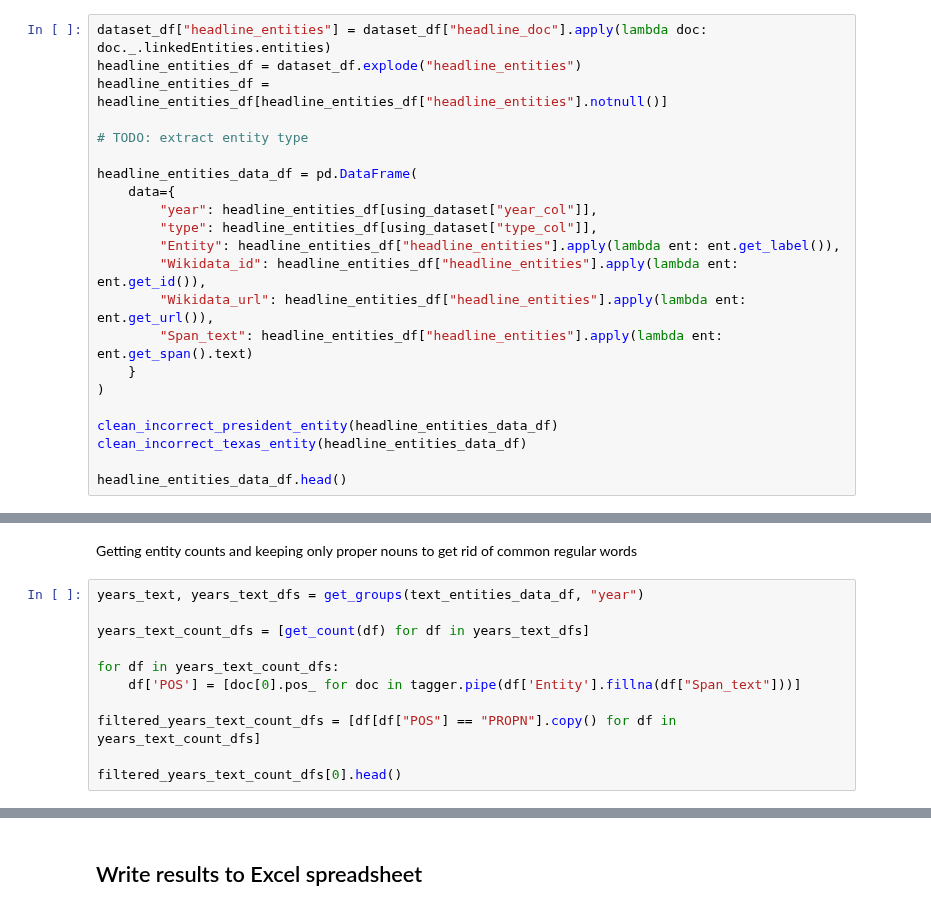
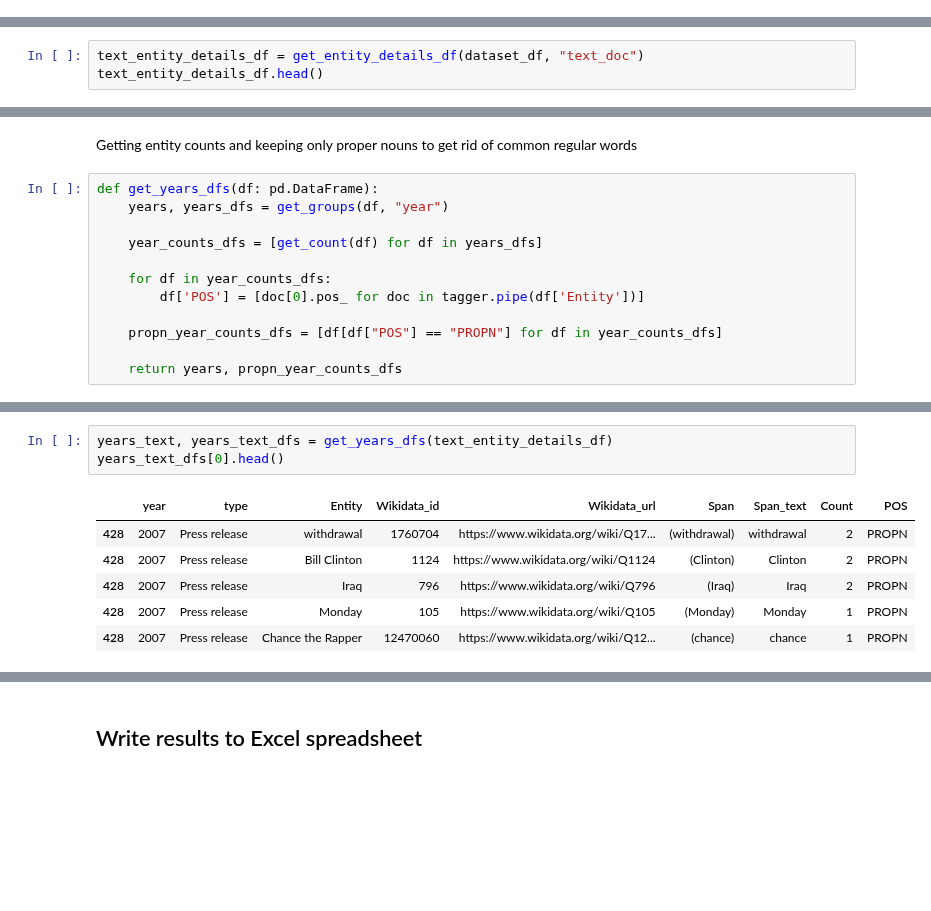
Before and after one commit to sfu-discourse-lab/fake_news_over_time, a Jupyter notebook: named_entity_recognition.ipynb, the cells around one changed output, grey strips where cells are left out. Cells and saved outputs as stored; diff of their text form; blank space fills up the shorter version.

```diff
--- a/named_entity_recognition.ipynb
+++ b/named_entity_recognition.ipynb
@@ -139,22 +133,0 @@ text_entities_data_df.head()
-# %%
-dataset_df["headline_entities"] = dataset_df["headline_doc"].apply(lambda doc: doc._.linkedEntities.entities)
-headline_entities_df = dataset_df.explode("headline_entities")
-headline_entities_df = headline_entities_df[headline_entities_df["headline_entities"].notnull()]
-
-# TODO: extract entity type
-
-headline_entities_data_df = pd.DataFrame(
-    data={
-        "year": headline_entities_df[using_dataset["year_col"]],
-        "type": headline_entities_df[using_dataset["type_col"]],
-        "Entity": headline_entities_df["headline_entities"].apply(lambda ent: ent.get_label()),
-        "Wikidata_id": headline_entities_df["headline_entities"].apply(lambda ent: ent.get_id()),
-        "Wikidata_url": headline_entities_df["headline_entities"].apply(lambda ent: ent.get_url()),
-        "Span_text": headline_entities_df["headline_entities"].apply(lambda ent: ent.get_span().text)
-    }
-)
-
-clean_incorrect_president_entity(headline_entities_data_df)
-clean_incorrect_texas_entity(headline_entities_data_df)
-
-headline_entities_data_df.head()
@@ -167,0 +134,3 @@ headline_entities_data_df.head()
+# %%
+text_entity_details_df = get_entity_details_df(dataset_df, "text_doc")
+text_entity_details_df.head()
@@ -181,13 +167,14 @@ tagger = spacy.load("en_core_web_md")
 # %% [markdown]
 Getting entity counts and keeping only proper nouns to get rid of common regular words
 # %%
-years_text, years_text_dfs = get_groups(text_entities_data_df, "year")
+def get_years_dfs(df: pd.DataFrame):
+    years, years_dfs = get_groups(df, "year")
 
-years_text_count_dfs = [get_count(df) for df in years_text_dfs]
+    year_counts_dfs = [get_count(df) for df in years_dfs]
 
-for df in years_text_count_dfs:
-    df['POS'] = [doc[0].pos_ for doc in tagger.pipe(df['Entity'].fillna(df["Span_text"]))]
+    for df in year_counts_dfs:
+        df['POS'] = [doc[0].pos_ for doc in tagger.pipe(df['Entity'])]
 
-filtered_years_text_count_dfs = [df[df["POS"] == "PROPN"].copy() for df in years_text_count_dfs]
+    propn_year_counts_dfs = [df[df["POS"] == "PROPN"] for df in year_counts_dfs]
 
-filtered_years_text_count_dfs[0].head()
+    return years, propn_year_counts_dfs
@@ -215,0 +181,10 @@ filtered_years_headline_count_dfs[0].head()
+# %%
+years_text, years_text_dfs = get_years_dfs(text_entity_details_df)
+years_text_dfs[0].head()
+# %% [output]
+|  | year | type | Entity | Wikidata_id | Wikidata_url | Span | Span_text | Count | POS |
+| 428 | 2007 | Press release | withdrawal | 1760704 | https://www.wikidata.org/wiki/Q17... | (withdrawal) | withdrawal | 2 | PROPN |
+| 428 | 2007 | Press release | Bill Clinton | 1124 | https://www.wikidata.org/wiki/Q1124 | (Clinton) | Clinton | 2 | PROPN |
+| 428 | 2007 | Press release | Iraq | 796 | https://www.wikidata.org/wiki/Q796 | (Iraq) | Iraq | 2 | PROPN |
+| 428 | 2007 | Press release | Monday | 105 | https://www.wikidata.org/wiki/Q105 | (Monday) | Monday | 1 | PROPN |
+| 428 | 2007 | Press release | Chance the Rapper | 12470060 | https://www.wikidata.org/wiki/Q12... | (chance) | chance | 1 | PROPN |
```
Also changed, not shown: parts of 15 cells of this notebook, 20 other files.
